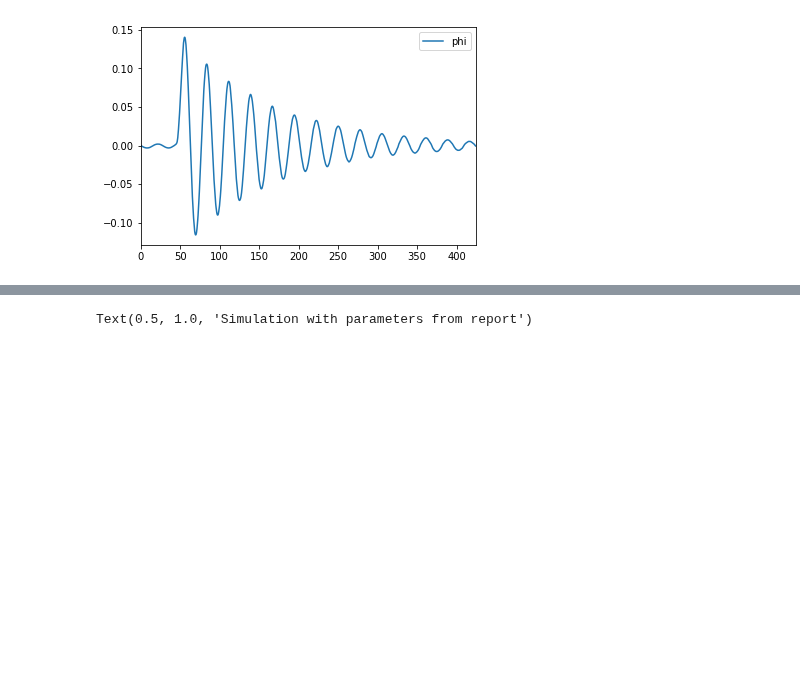
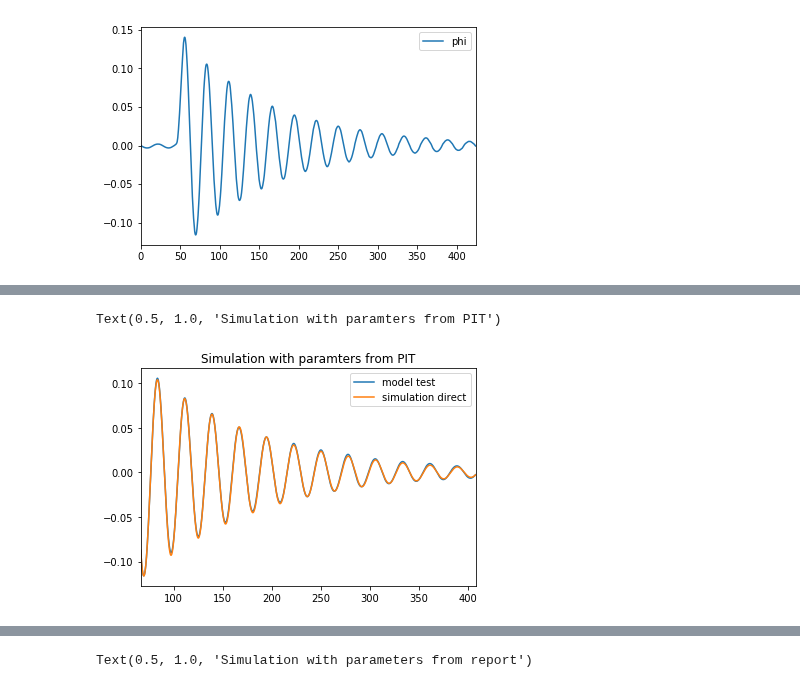
Before and after one commit to martinlarsalbert/rolldecay, a Jupyter notebook: notebooks/rolldecay/03.1_maa_roll_decay_test_system_identification.ipynb, the cells around one changed output, grey strips where cells are left out. Cells and saved outputs as stored; diff of their text form; code cells hidden in the pictures; blank space fills up the shorter version.

```diff
--- a/notebooks/rolldecay/03.1_maa_roll_decay_test_system_identification.ipynb
+++ b/notebooks/rolldecay/03.1_maa_roll_decay_test_system_identification.ipynb
@@ -44,3 +120,15 @@ df_cut.plot(y='phi1d')
+# %%
+phi0 = df_cut['phi'].iloc[0]
+phi1d0 = df_cut['phi1d'].iloc[0]
+df_sim = simulate(t=df_cut.index, **parameters_direct, phi0=phi0, phi1d0=phi1d0)
+
+fig,ax = plt.subplots()
+df_cut.plot(y='phi', ax=ax, label='model test')
+df_sim.plot(y='phi', ax=ax, label='simulation direct')
+ax.set_title('Simulation with paramters from PIT')
+# %% [output]
+Text(0.5, 1.0, 'Simulation with paramters from PIT')
+[figure, added]
 # %%
 def f(df, omega0, d, zeta):
 
```
Also changed, not shown: parts of 25 cells of this notebook, 1 other file.
